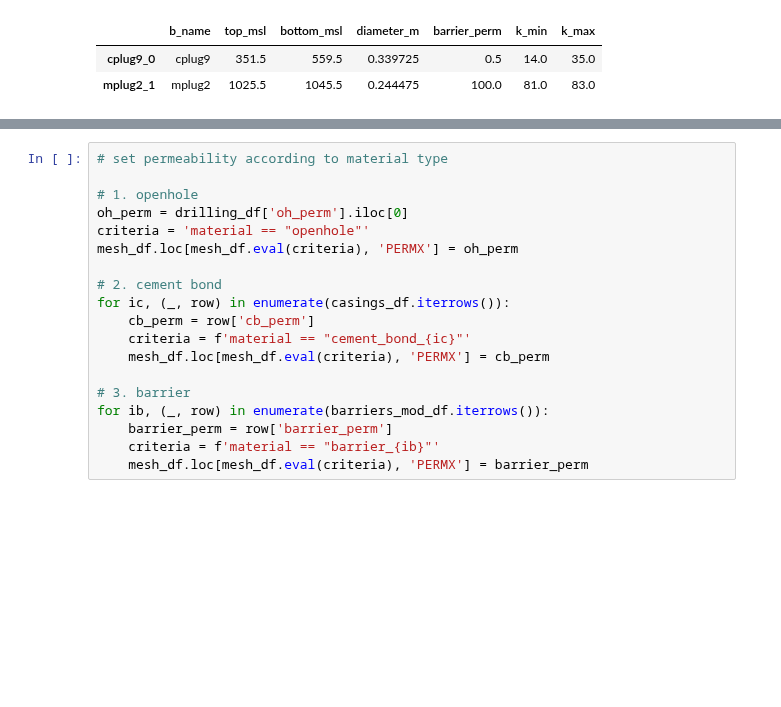
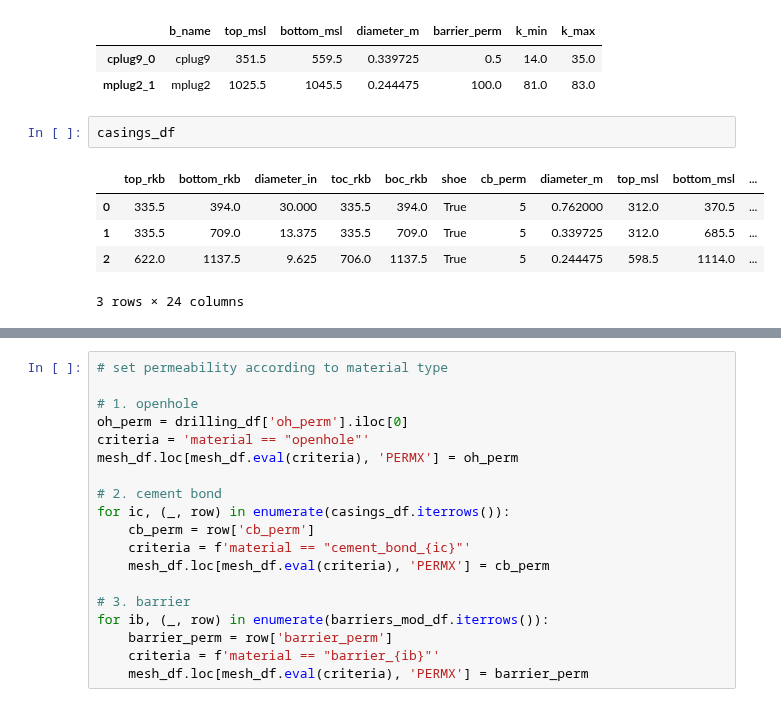
Before and after one commit to equinor/WINC_OnePager, a Jupyter notebook: notebooks/GaP-WellClass.ipynb, the cells around one changed output, grey strips where cells are left out. Drawn from its saved outputs; the diff is of its cells as text; blank space fills up the shorter version.

```diff
--- a/notebooks/GaP-WellClass.ipynb
+++ b/notebooks/GaP-WellClass.ipynb
@@ -629,3 +629,11 @@ barriers_mod_df
 |  | b_name | top_msl | bottom_msl | diameter_m | barrier_perm | k_min | k_max |
 | cplug9_0 | cplug9 | 351.5 | 559.5 | 0.339725 | 0.5 | 14.0 | 35.0 |
 | mplug2_1 | mplug2 | 1025.5 | 1045.5 | 0.244475 | 100.0 | 81.0 | 83.0 |
+# %%
+casings_df
+# %% [output]
+|  | top_rkb | bottom_rkb | diameter_in | toc_rkb | boc_rkb | shoe | cb_perm | diameter_m | top_msl | bottom_msl | ... |
+| 0 | 335.5 | 394.0 | 30.000 | 335.5 | 394.0 | True | 5 | 0.762000 | 312.0 | 370.5 | ... |
+| 1 | 335.5 | 709.0 | 13.375 | 335.5 | 709.0 | True | 5 | 0.339725 | 312.0 | 685.5 | ... |
+| 2 | 622.0 | 1137.5 | 9.625 | 706.0 | 1137.5 | True | 5 | 0.244475 | 598.5 | 1114.0 | ... |
+3 rows × 24 columns
```
Also changed, not shown: parts of 5 cells of this notebook, 29 other files.
